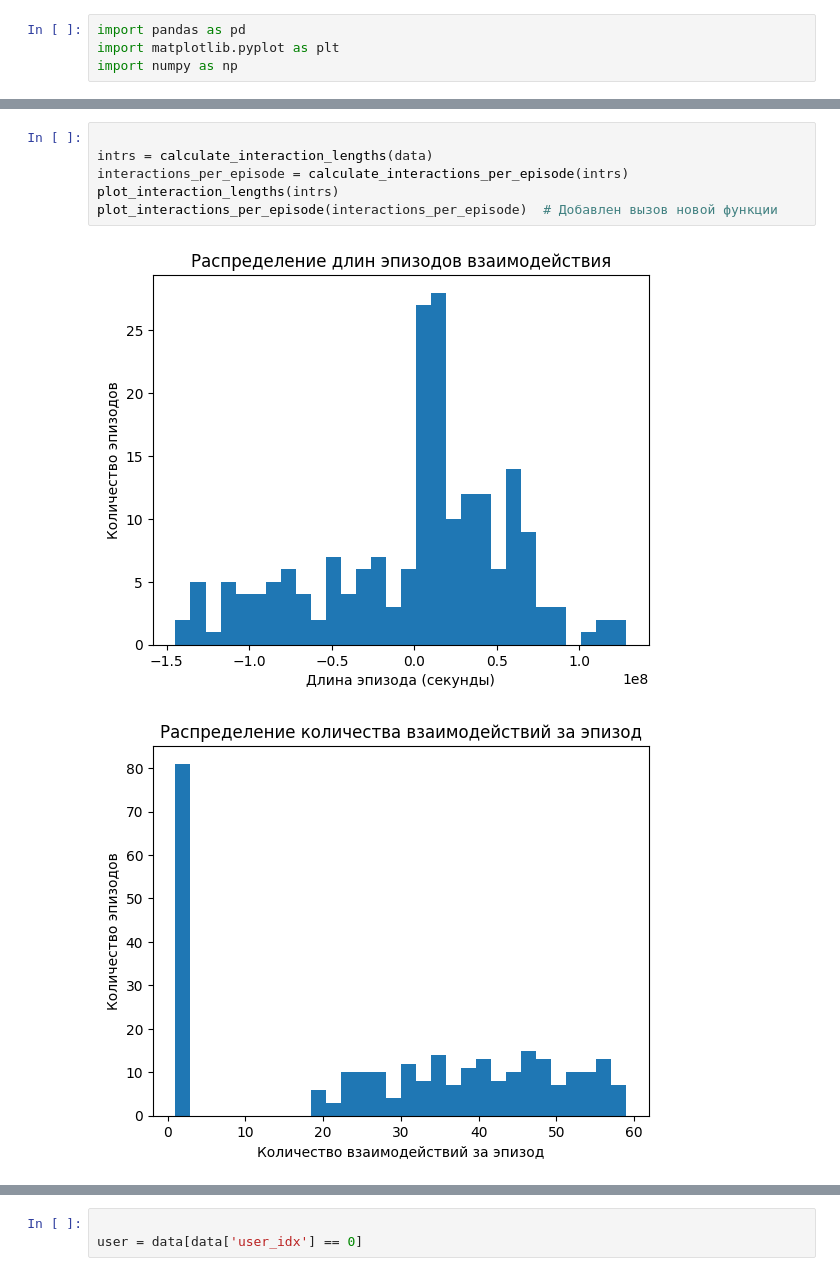
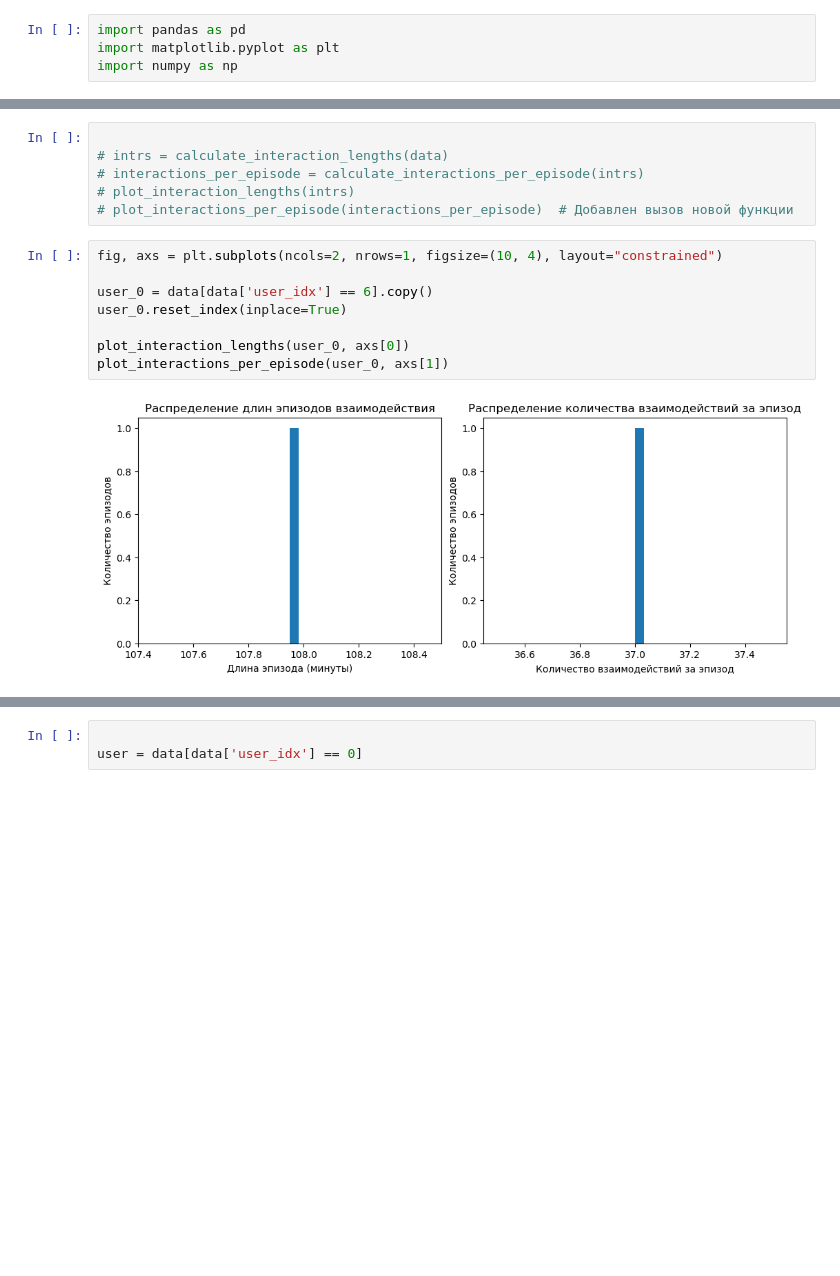
Before and after one commit to ZoyaV/RecSysMDP, a Jupyter notebook: environments/process_datasets.ipynb, the cells around one changed output, grey strips where cells are left out. Cells and saved outputs as stored; diff of their text form; blank space fills up the shorter version.

```diff
--- a/environments/process_datasets.ipynb
+++ b/environments/process_datasets.ipynb
@@ -59,10 +122,17 @@ def plot_interactions_per_episode(interactions_per_episode):
 # %%
 
-intrs = calculate_interaction_lengths(data)
-interactions_per_episode = calculate_interactions_per_episode(intrs)
-plot_interaction_lengths(intrs)
-plot_interactions_per_episode(interactions_per_episode)  # Добавлен вызов новой функции
+# intrs = calculate_interaction_lengths(data)
+# interactions_per_episode = calculate_interactions_per_episode(intrs)
+# plot_interaction_lengths(intrs)
+# plot_interactions_per_episode(interactions_per_episode)  # Добавлен вызов новой функции
-# %% [output]
-[figure, removed]
-[figure, removed]
+# %%
+fig, axs = plt.subplots(ncols=2, nrows=1, figsize=(10, 4), layout="constrained")
+
+user_0 = data[data['user_idx'] == 6].copy()
+user_0.reset_index(inplace=True)
+
+plot_interaction_lengths(user_0, axs[0])
+plot_interactions_per_episode(user_0, axs[1])
+# %% [output]
+[figure, added]
 # %%
```
Also changed, not shown: parts of 10 cells of this notebook.
